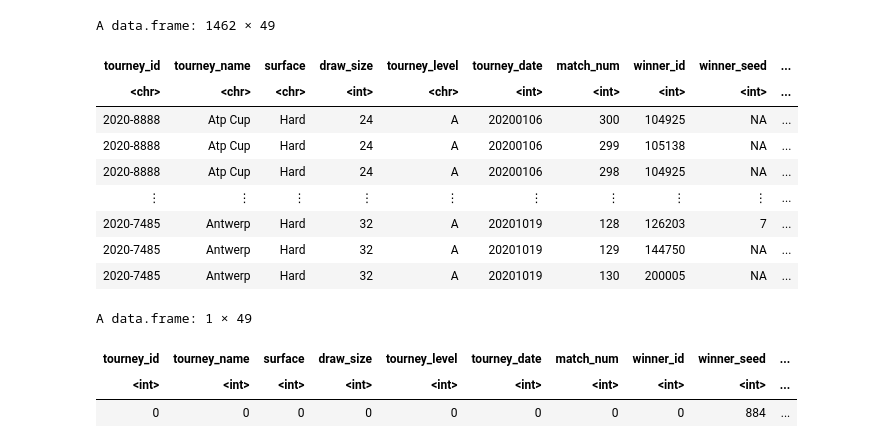
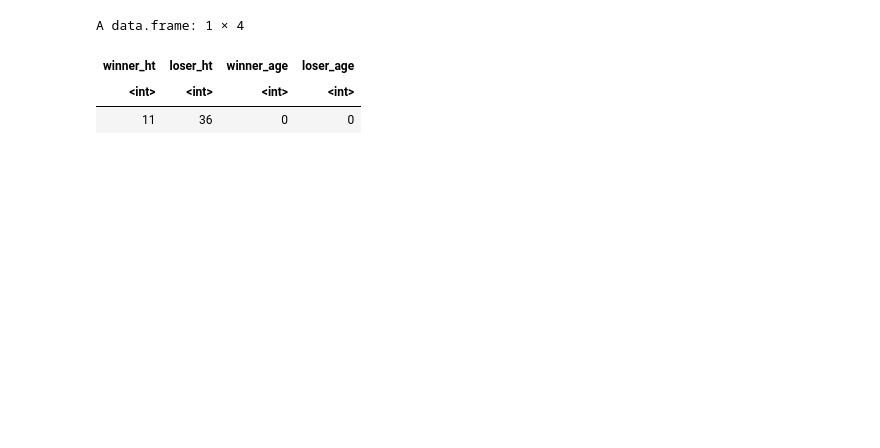
Before and after one commit to bearmohawk/DSCI-100-2022_autumn-Group-37, a Jupyter notebook: Project proposal Group 37.ipynb, the cells around one changed output. Cells and saved outputs as stored; diff of their text form; code cells hidden in the pictures; blank space fills up the shorter version.

```diff
--- a/Project proposal Group 37.ipynb
+++ b/Project proposal Group 37.ipynb
@@ -137,24 +130,14 @@ Warning message:
 # %%
 library(RCurl)
 x <- getURL("https://raw.githubusercontent.com/JeffSackmann/tennis_atp/master/atp_matches_2020.csv")
 match_data2020 <- read.csv(text = x)
 match_data2020 <- match_data2020 |>
-                    select(winner_ht, loser_ht,
+                    select(winner_ht, loser_ht, winner_age, loser_age)
 num_na <- match_data2020 |>
             summarize_all(~sum(is.na(.)))
 num_na
 # %% [output]
-A data.frame: 1462 × 49
+A data.frame: 1 × 4
-| tourney_id | tourney_name | surface | draw_size | tourney_level | tourney_date | match_num | winner_id | winner_seed | ... |
-| <chr> | <chr> | <chr> | <int> | <chr> | <int> | <int> | <int> | <int> | ... |
-| 2020-8888 | Atp Cup | Hard | 24 | A | 20200106 | 300 | 104925 | NA | ... |
-| 2020-8888 | Atp Cup | Hard | 24 | A | 20200106 | 299 | 105138 | NA | ... |
-| 2020-8888 | Atp Cup | Hard | 24 | A | 20200106 | 298 | 104925 | NA | ... |
-| ⋮ | ⋮ | ⋮ | ⋮ | ⋮ | ⋮ | ⋮ | ⋮ | ⋮ | ... |
-| 2020-7485 | Antwerp | Hard | 32 | A | 20201019 | 128 | 126203 | 7 | ... |
-| 2020-7485 | Antwerp | Hard | 32 | A | 20201019 | 129 | 144750 | NA | ... |
-| 2020-7485 | Antwerp | Hard | 32 | A | 20201019 | 130 | 200005 | NA | ... |
+| winner_ht | loser_ht | winner_age | loser_age |
+| <int> | <int> | <int> | <int> |
+| 11 | 36 | 0 | 0 |
-A data.frame: 1 × 49
-| tourney_id | tourney_name | surface | draw_size | tourney_level | tourney_date | match_num | winner_id | winner_seed | ... |
-| <int> | <int> | <int> | <int> | <int> | <int> | <int> | <int> | <int> | ... |
-| 0 | 0 | 0 | 0 | 0 | 0 | 0 | 0 | 884 | ... |
```
Also changed, not shown: parts of 5 cells of this notebook.
